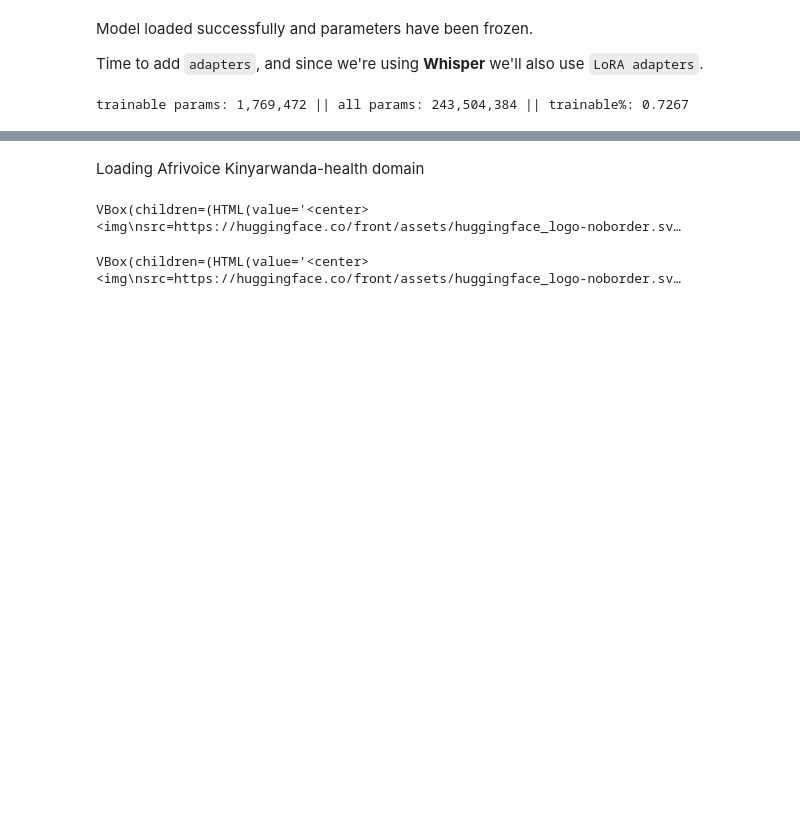
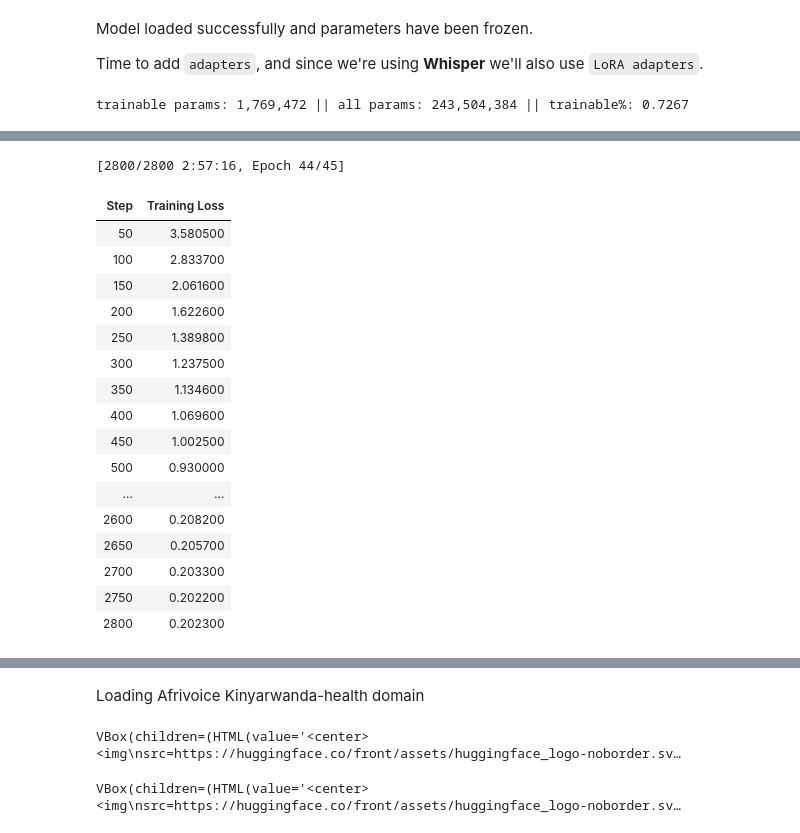
Before and after one commit to MarwaBrian/ASR_Fellowship_Challenge, a Jupyter notebook: Indaba.ipynb, the cells around one changed output, grey strips where cells are left out. Drawn from its saved outputs; the diff is of its cells as text; code cells hidden in the pictures; blank space fills up the shorter version.

```diff
--- a/Indaba.ipynb
+++ b/Indaba.ipynb
@@ -571,0 +759,26 @@ trainable params: 1,769,472 || all params: 243,504,384 || trainable%: 0.7267
+# %%
+#training arguments
+training_args = Seq2SeqTrainingArguments(
+    output_dir = '/content/drive/MyDrive/whisper_adapter_ckpts',
+    per_device_train_batch_size = 8,
+    gradient_accumulation_steps = 2,
+    learning_rate = 1e-4,
+    warmup_steps = 200,
+    save_steps = 500,
+    max_steps = 2800,
+    fp16 = True,
+    logging_steps = 50, #no evalution during first training
+    report_to = 'none'
+)
+
+
+from transformers import Trainer
+#trainer
+trainer = Seq2SeqTrainer(
+    model = model,
+    args = training_args,
+    train_dataset = cleaned_dataset,
+    data_collator = data_collator,
+    tokenizer = processor.tokenizer,
+
+)
@@ -571,0 +821,24 @@ trainable params: 1,769,472 || all params: 243,504,384 || trainable%: 0.7267
+# %%
+
+# #training, watching & checkpointing
+train_result = trainer.train()
+trainer.save_model("/content/drive/MyDrive/whisper_adapter_ckpts/final_full_trainer_save")
+# %% [output]
+[2800/2800 2:57:16, Epoch 44/45]
+| Step | Training Loss |
+| 50 | 3.580500 |
+| 100 | 2.833700 |
+| 150 | 2.061600 |
+| 200 | 1.622600 |
+| 250 | 1.389800 |
+| 300 | 1.237500 |
+| 350 | 1.134600 |
+| 400 | 1.069600 |
+| 450 | 1.002500 |
+| 500 | 0.930000 |
+| ... | ... |
+| 2600 | 0.208200 |
+| 2650 | 0.205700 |
+| 2700 | 0.203300 |
+| 2750 | 0.202200 |
+| 2800 | 0.202300 |
```
Also changed, not shown: parts of 36 cells of this notebook.
